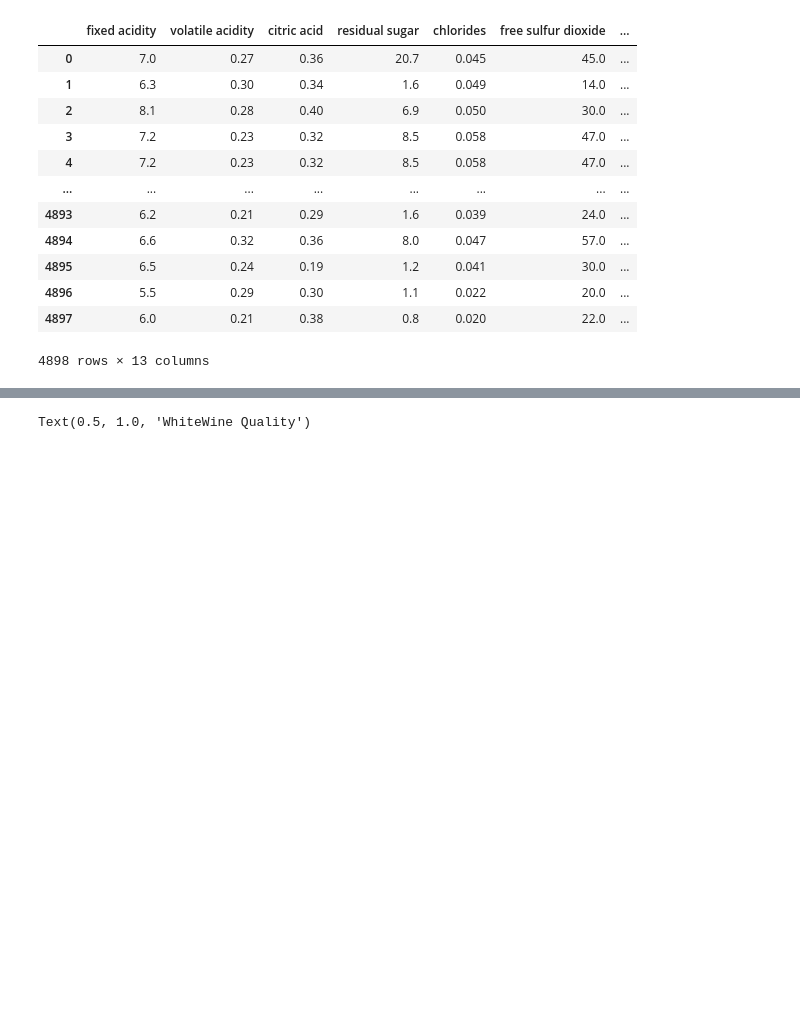
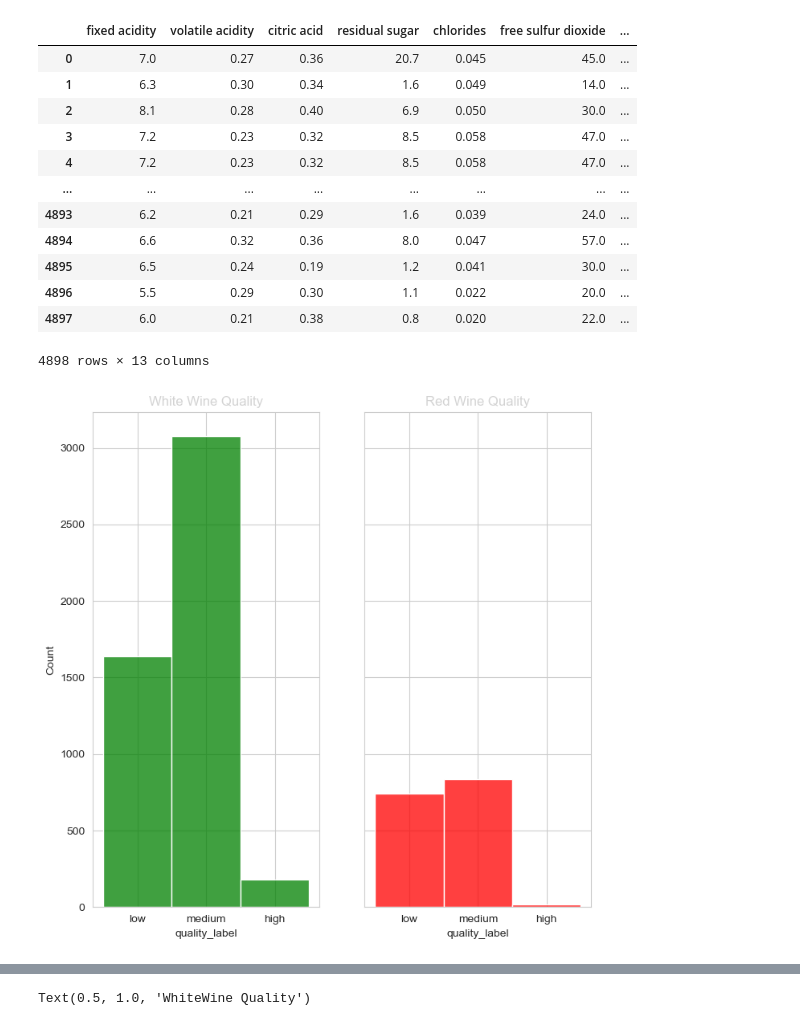
Before and after one commit to Sudha25a/Projects-2, a Jupyter notebook: Wine-LMS.ipynb, the cells around one changed output, grey strips where cells are left out. Cells and saved outputs as stored; diff of their text form; code cells hidden in the pictures; blank space fills up the shorter version.

```diff
--- a/Wine-LMS.ipynb
+++ b/Wine-LMS.ipynb
@@ -262,6 +262,15 @@ Whitewine
 | 4896 | 5.5 | 0.29 | 0.30 | 1.1 | 0.022 | 20.0 | ... |
 | 4897 | 6.0 | 0.21 | 0.38 | 0.8 | 0.020 | 22.0 | ... |
 4898 rows × 13 columns
+# %%
+fig, axes = plt.subplots(nrows=1, ncols=2, figsize=(8, 8), sharey=True)
+sns.histplot(x='quality_label', data=Redwine, label='Red Wine', ax=axes[1], color='r')
+sns.histplot(x='quality_label', data=Whitewine, label='White Wine', ax=axes[0], color='g')
+axes[1].set_title('Red Wine Quality', alpha=0.2)
+axes[0].set_title('White Wine Quality', alpha=0.2)
+plt.show()
+# %% [output]
+[figure, added]
 # %%
 # Concatenate the two DataFrames vertically
 Winedata = pd.concat([Redwine, Whitewine])
```
Also changed, not shown: parts of 5 cells of this notebook, 3 other files.
